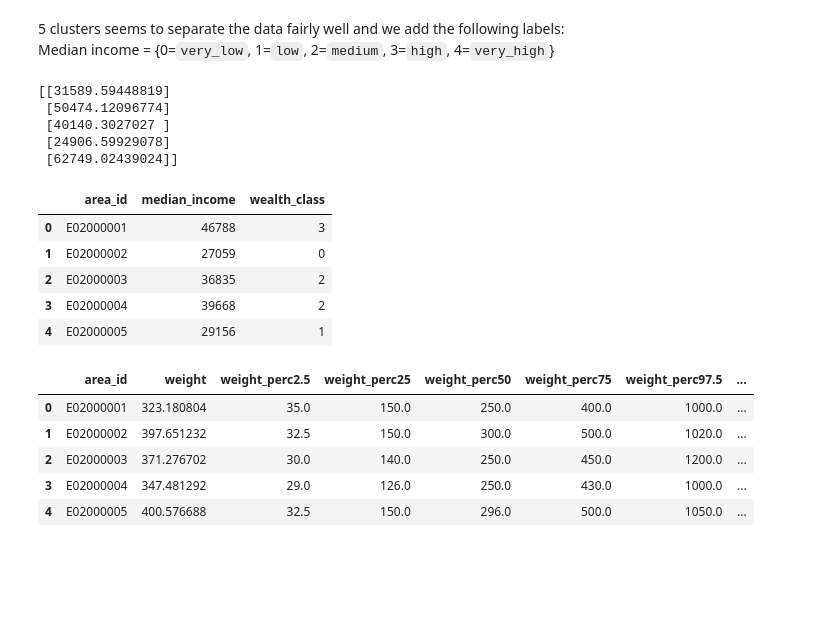
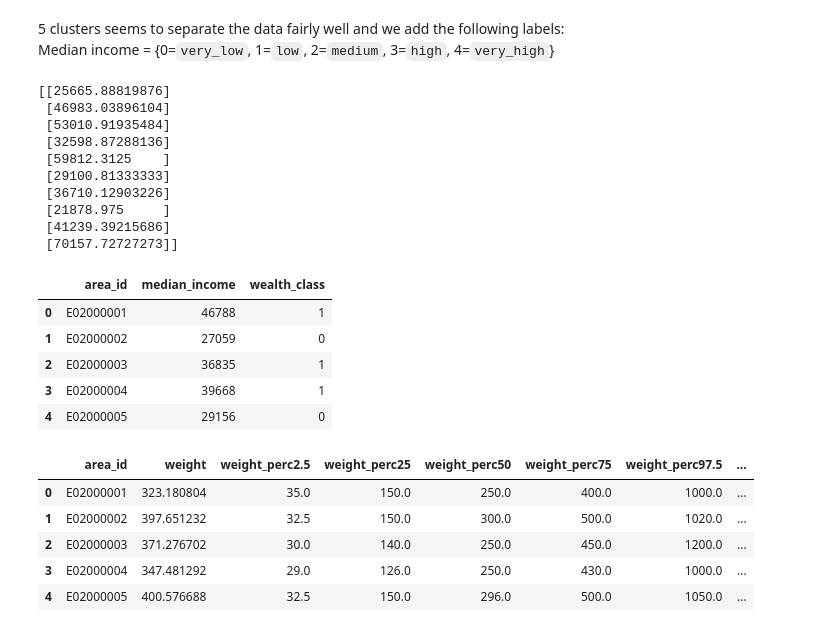
Before and after one commit to epfl-ada/ada-2020-project-milestone-p3-p3_adacadabra, a Jupyter notebook: extension.ipynb, the cells around one changed output. Cells and saved outputs as stored; diff of their text form; code cells hidden in the pictures; blank space fills up the shorter version.

```diff
--- a/extension.ipynb
+++ b/extension.ipynb
@@ -171,38 +171,47 @@ plt.tight_layout()
 Median income = {0=`very_low`, 1=`low`, 2=`medium`, 3=`high`, 4=`very_high`}
 # %%
 wealth_class_labels = ['very_low', 'low', 'medium', 'high', 'very_high']
-CHOSEN_CLUSTER_NB = 5
+CHOSEN_CLUSTER_NB = 10
 
 # Run k-means with the chosen number of clusters
 data = np.array(income_repr_msoa_df['median_income']).reshape(-1, 1)
 kmean = KMeans(n_clusters=CHOSEN_CLUSTER_NB).fit(data)
 
 # Since the method does not return the labels sorted by increasing median_come we need to map them correctly
 # Transforming the labels through a lookup table is a straightforward way to sort kmeans' labels
 idx = np.argsort(kmean.cluster_centers_.sum(axis=1))
 lut = np.zeros_like(idx)
 lut[idx] = np.arange(CHOSEN_CLUSTER_NB)
 labels = lut[kmean.labels_]
+labels[labels<4]=0
+labels[labels>=4]=1
+
+
 
 cluster_map = pd.DataFrame()
 cluster_map['area_id'] = income_repr_msoa_df['area_id']
 cluster_map['median_income'] = income_repr_msoa_df['median_income']
 cluster_map['wealth_class'] = labels
 
 print(kmean.cluster_centers_)
 cluster_map.head()
 # %% [output]
-[[31589.59448819]
- [50474.12096774]
- [40140.3027027 ]
- [24906.59929078]
- [62749.02439024]]
+[[25665.88819876]
+ [46983.03896104]
+ [53010.91935484]
+ [32598.87288136]
+ [59812.3125    ]
+ [29100.81333333]
+ [36710.12903226]
+ [21878.975     ]
+ [41239.39215686]
+ [70157.72727273]]
 |  | area_id | median_income | wealth_class |
-| 0 | E02000001 | 46788 | 3 |
+| 0 | E02000001 | 46788 | 1 |
 | 1 | E02000002 | 27059 | 0 |
-| 2 | E02000003 | 36835 | 2 |
-| 3 | E02000004 | 39668 | 2 |
-| 4 | E02000005 | 29156 | 1 |
+| 2 | E02000003 | 36835 | 1 |
+| 3 | E02000004 | 39668 | 1 |
+| 4 | E02000005 | 29156 | 0 |
 # %%
 main_df = repr_msoa_df.merge(cluster_map[['area_id', 'wealth_class']],
                               left_on="area_id",right_on="area_id")
```
Also changed, not shown: parts of 11 cells of this notebook.
